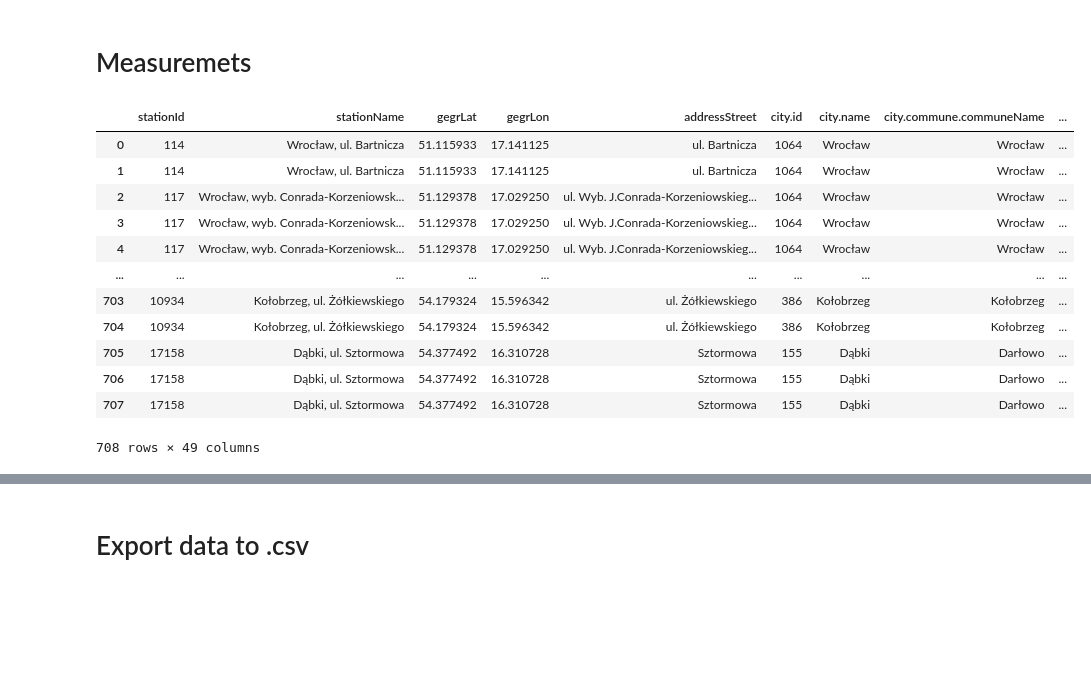
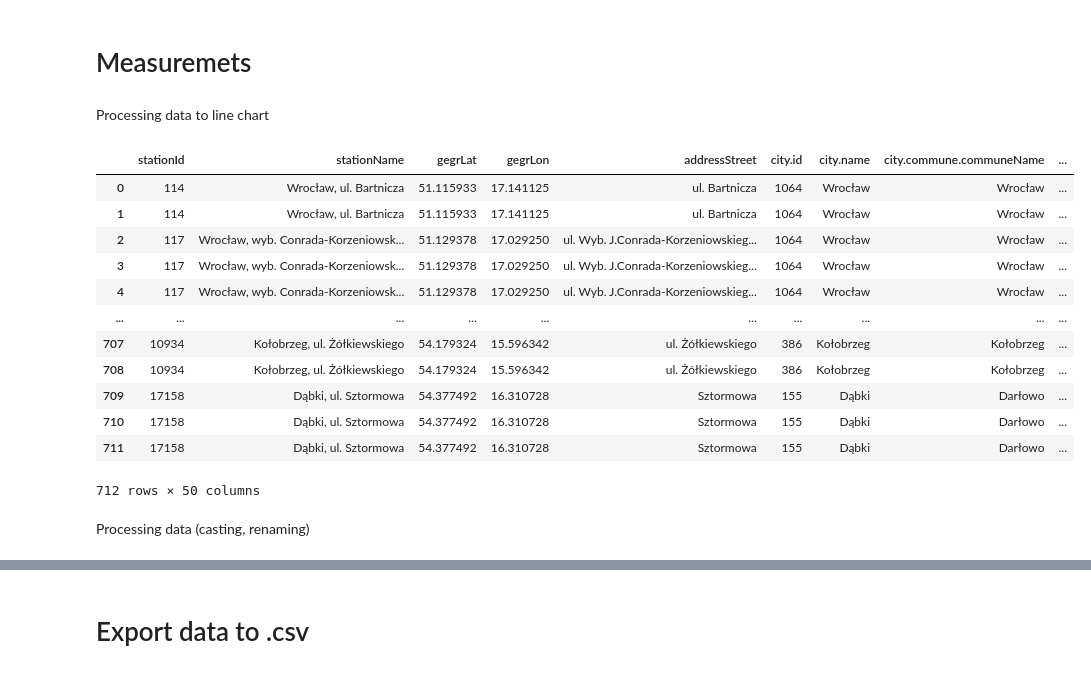
Before and after one commit to Nabramowicz/Processing-air-quality-data-into-a-dashboard, a Jupyter notebook: get_air_data.ipynb, the cells around one changed output, grey strips where cells are left out. Drawn from its saved outputs; the diff is of its cells as text; code cells hidden in the pictures; blank space fills up the shorter version.

Commit message:
Repairing highly fragmented DataFrames

```diff
--- a/get_air_data.ipynb
+++ b/get_air_data.ipynb
@@ -133,56 +133,50 @@ for idx in sensor_df.index:
         pm10_df = pd.concat([pm10_df, pm10_pom_df], axis=1)
     else:
         continue
+# %% [markdown]
+Processing data to line chart
+# %%
+def process_df(df):
+
+    #renamimg the first column to 'data'
+    df.rename(columns={df.columns[0]: 'data'}, inplace=True)
+    #removing duplicate columns
+    df = df.loc[:, ~df.columns.duplicated()]
+    #computing the average excluding the 'data' column
+    avg = df.loc[:, df.columns != 'data'].mean(axis=1)
+    #creating a new DataFrame with 'data' and 'avg' columns
+    result_df = pd.concat([df[['data']], avg.rename('avg')], axis=1)
+    #resetting the index
+    result_df.reset_index(drop=True, inplace=True)
+
+    return result_df
 # %%
 measurement_df.reset_index(drop=True, inplace=True)
 
-o3_df.rename(columns={o3_df.columns[0]:'data'}, inplace=True)
-o3_df = o3_df.loc[:,~o3_df.columns.duplicated()]
-o3_df['avg'] = o3_df.loc[:,o3_df.columns != 'data'].mean(axis=1)
-o3_df = o3_df[['data', 'avg']]
-o3_df.reset_index(drop=True, inplace=True)
-
-no2_df.rename(columns={no2_df.columns[0]:'data'}, inplace=True)
-no2_df = no2_df.loc[:,~no2_df.columns.duplicated()]
-no2_df['avg'] = no2_df.loc[:,no2_df.columns != 'data'].mean(axis=1)
-no2_df = no2_df[['data', 'avg']]
-no2_df.reset_index(drop=True, inplace=True)
-
-so2_df.rename(columns={so2_df.columns[0]:'data'}, inplace=True)
-so2_df = so2_df.loc[:,~so2_df.columns.duplicated()]
-so2_df['avg'] = so2_df.loc[:,so2_df.columns != 'data'].mean(axis=1)
-so2_df = so2_df[['data', 'avg']]
-so2_df.reset_index(drop=True, inplace=True)
-
-pm25_df.rename(columns={pm25_df.columns[0]:'data'}, inplace=True)
-pm25_df = pm25_df.loc[:,~pm25_df.columns.duplicated()]
-pm25_df['avg'] = pm25_df.loc[:,pm25_df.columns != 'data'].mean(axis=1)
-pm25_df = pm25_df[['data', 'avg']]
-pm25_df.reset_index(drop=True, inplace=True)
-
-pm10_df.rename(columns={pm10_df.columns[0]:'data'}, inplace=True)
-pm10_df = pm10_df.loc[:,~pm10_df.columns.duplicated()]
-pm10_df['avg'] = pm10_df.loc[:,pm10_df.columns != 'data'].mean(axis=1)
-pm10_df = pm10_df[['data', 'avg']]
-pm10_df.reset_index(drop=True, inplace=True)
-
+o3_df = process_df(o3_df)
+no2_df = process_df(no2_df)
+so2_df = process_df(so2_df)
+pm25_df = process_df(pm25_df)
+pm10_df = process_df(pm10_df)
 
 full_df = pd.merge(ssaq_df, measurement_df, on='sensorId')
 full_df
 # %% [output]
 |  | stationId | stationName | gegrLat | gegrLon | addressStreet | city.id | city.name | city.commune.communeName | ... |
 | 0 | 114 | Wrocław, ul. Bartnicza | 51.115933 | 17.141125 | ul. Bartnicza | 1064 | Wrocław | Wrocław | ... |
 | 1 | 114 | Wrocław, ul. Bartnicza | 51.115933 | 17.141125 | ul. Bartnicza | 1064 | Wrocław | Wrocław | ... |
 | 2 | 117 | Wrocław, wyb. Conrada-Korzeniowsk... | 51.129378 | 17.029250 | ul. Wyb. J.Conrada-Korzeniowskieg... | 1064 | Wrocław | Wrocław | ... |
 | 3 | 117 | Wrocław, wyb. Conrada-Korzeniowsk... | 51.129378 | 17.029250 | ul. Wyb. J.Conrada-Korzeniowskieg... | 1064 | Wrocław | Wrocław | ... |
 | 4 | 117 | Wrocław, wyb. Conrada-Korzeniowsk... | 51.129378 | 17.029250 | ul. Wyb. J.Conrada-Korzeniowskieg... | 1064 | Wrocław | Wrocław | ... |
 | ... | ... | ... | ... | ... | ... | ... | ... | ... | ... |
-| 703 | 10934 | Kołobrzeg, ul. Żółkiewskiego | 54.179324 | 15.596342 | ul. Żółkiewskiego | 386 | Kołobrzeg | Kołobrzeg | ... |
-| 704 | 10934 | Kołobrzeg, ul. Żółkiewskiego | 54.179324 | 15.596342 | ul. Żółkiewskiego | 386 | Kołobrzeg | Kołobrzeg | ... |
-| 705 | 17158 | Dąbki, ul. Sztormowa | 54.377492 | 16.310728 | Sztormowa | 155 | Dąbki | Darłowo | ... |
-| 706 | 17158 | Dąbki, ul. Sztormowa | 54.377492 | 16.310728 | Sztormowa | 155 | Dąbki | Darłowo | ... |
-| 707 | 17158 | Dąbki, ul. Sztormowa | 54.377492 | 16.310728 | Sztormowa | 155 | Dąbki | Darłowo | ... |
+| 707 | 10934 | Kołobrzeg, ul. Żółkiewskiego | 54.179324 | 15.596342 | ul. Żółkiewskiego | 386 | Kołobrzeg | Kołobrzeg | ... |
+| 708 | 10934 | Kołobrzeg, ul. Żółkiewskiego | 54.179324 | 15.596342 | ul. Żółkiewskiego | 386 | Kołobrzeg | Kołobrzeg | ... |
+| 709 | 17158 | Dąbki, ul. Sztormowa | 54.377492 | 16.310728 | Sztormowa | 155 | Dąbki | Darłowo | ... |
+| 710 | 17158 | Dąbki, ul. Sztormowa | 54.377492 | 16.310728 | Sztormowa | 155 | Dąbki | Darłowo | ... |
+| 711 | 17158 | Dąbki, ul. Sztormowa | 54.377492 | 16.310728 | Sztormowa | 155 | Dąbki | Darłowo | ... |
-708 rows × 49 columns
+712 rows × 50 columns
+# %% [markdown]
+Processing data (casting, renaming)
 # %%
 full_df.rename(columns={'gegrLat':'lat', 'gegrLon':'lon', 'key':'zwiazek'}, inplace=True)
 full_df['city.commune.provinceName'] = full_df['city.commune.provinceName'].str.capitalize()
```
Also changed, not shown: parts of 1 cell of this notebook.
